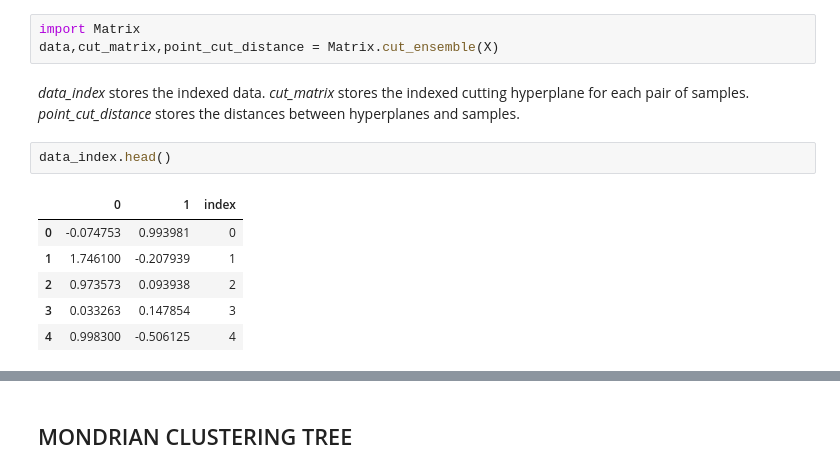
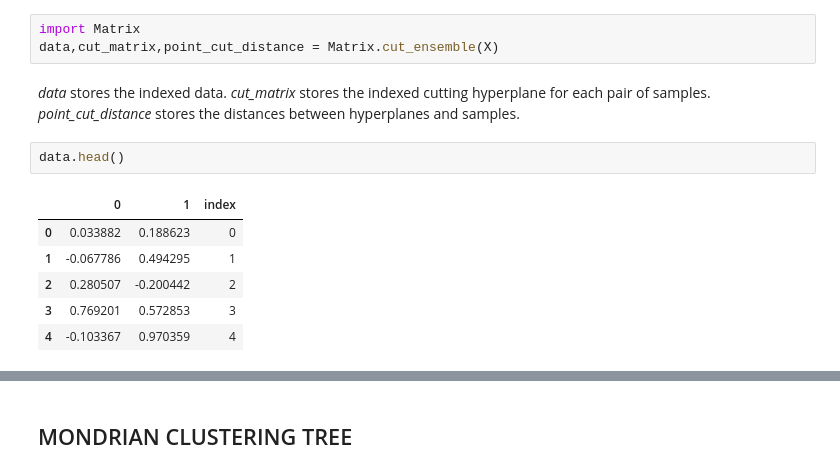
Before and after one commit to SilviaMariaMacri/Unsupervised-Mondrian-Forest, a Jupyter notebook: example/moons2D.ipynb, the cells around one changed output, grey strips where cells are left out. Drawn from its saved outputs; the diff is of its cells as text.

```diff
--- a/example/moons2D.ipynb
+++ b/example/moons2D.ipynb
@@ -39,16 +39,16 @@ ax.scatter(df_moons.query('y==1')['X1'],df_moons.query('y==1')['X2'])
 import Matrix
 data,cut_matrix,point_cut_distance = Matrix.cut_ensemble(X)
 # %% [markdown]
-*data_index* stores the indexed data. *cut_matrix* stores the indexed cutting hyperplane for each pair of samples. *point_cut_distance* stores the distances between hyperplanes and samples.
+*data* stores the indexed data. *cut_matrix* stores the indexed cutting hyperplane for each pair of samples. *point_cut_distance* stores the distances between hyperplanes and samples.
 # %%
-data_index.head()
+data.head()
 # %% [output]
 |  | 0 | 1 | index |
-| 0 | -0.074753 | 0.993981 | 0 |
-| 1 | 1.746100 | -0.207939 | 1 |
-| 2 | 0.973573 | 0.093938 | 2 |
-| 3 | 0.033263 | 0.147854 | 3 |
-| 4 | 0.998300 | -0.506125 | 4 |
+| 0 | 0.033882 | 0.188623 | 0 |
+| 1 | -0.067786 | 0.494295 | 1 |
+| 2 | 0.280507 | -0.200442 | 2 |
+| 3 | 0.769201 | 0.572853 | 3 |
+| 4 | -0.103367 | 0.970359 | 4 |
 # %%
 print('number of hyperplanes: ',len(cut_matrix))
 cut_matrix#.head()
```
Also changed, not shown: parts of 20 cells of this notebook.
